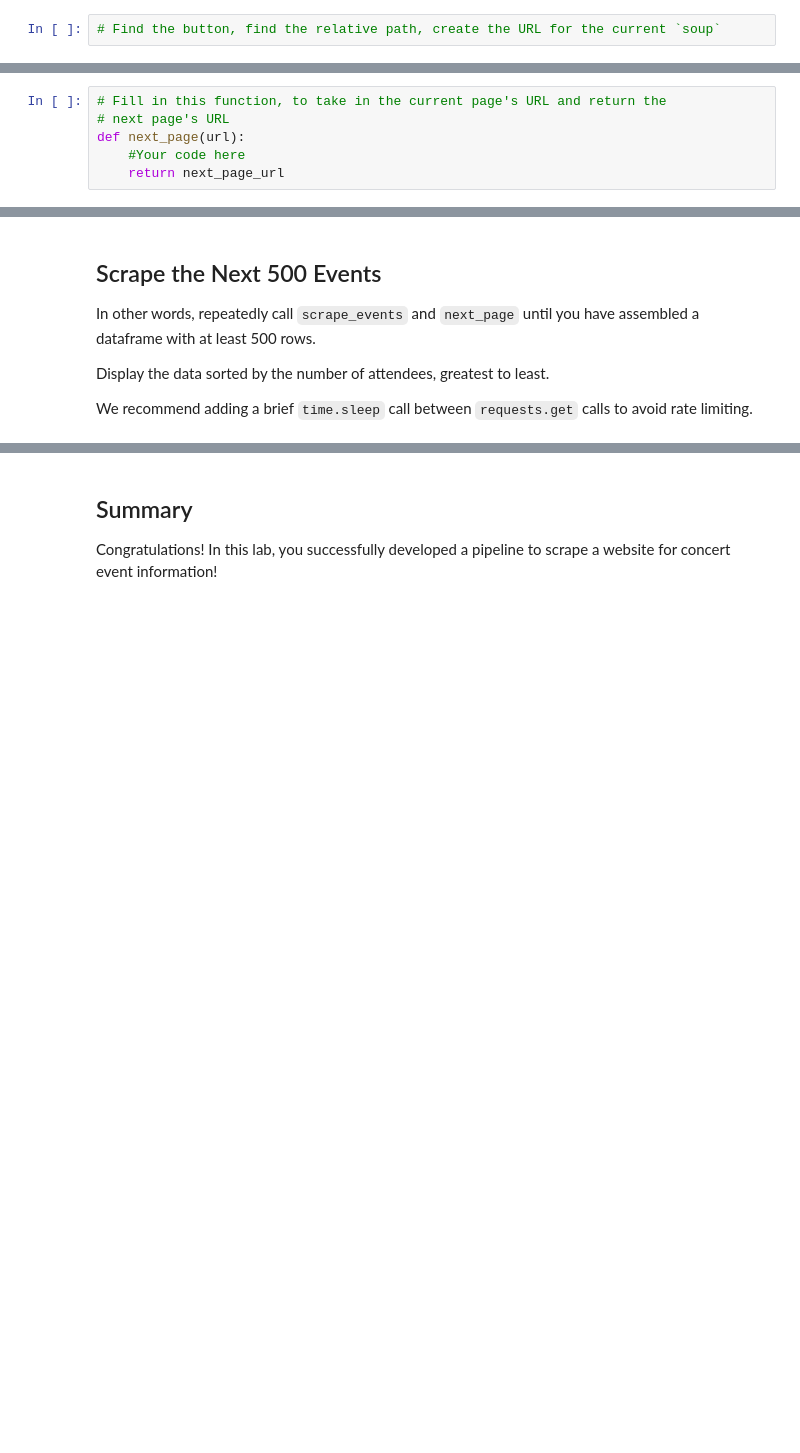
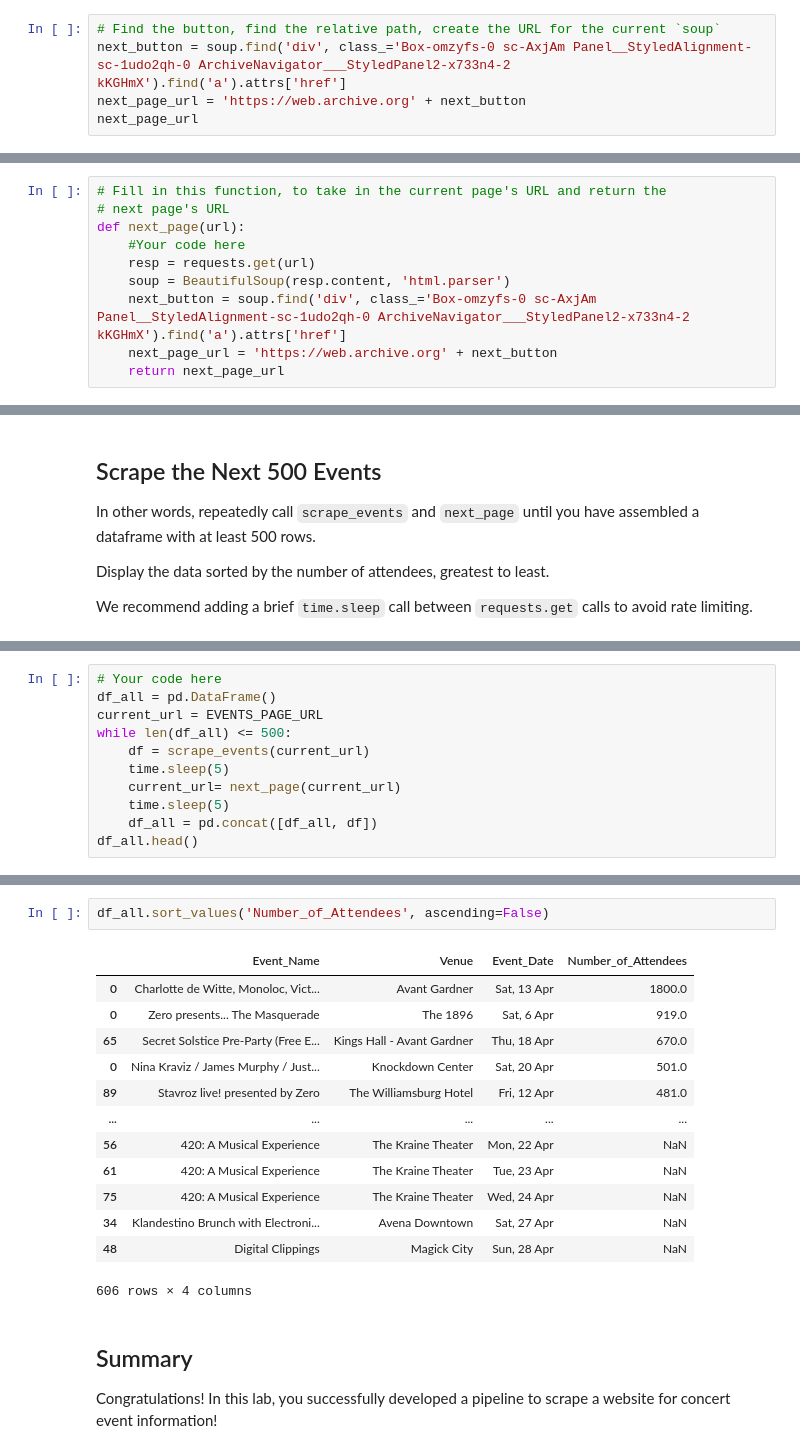
Before and after one commit to learn-co-curriculum/dsc-scraping-concerts-lab, a Jupyter notebook: index.ipynb, the cells around one changed output, grey strips where cells are left out. Saved outputs shown, nothing was run; the diff lists cells and outputs as text; blank space fills up the shorter version.

```diff
--- a/index.ipynb
+++ b/index.ipynb
@@ -70,3 +221,6 @@ This is a relative path, so make sure you add `https://web.archive.org` to the f
 ![next page](images/ra_next.png)
 # %%
 # Find the button, find the relative path, create the URL for the current `soup`
+next_button = soup.find('div', class_='Box-omzyfs-0 sc-AxjAm Panel__StyledAlignment-sc-1udo2qh-0 ArchiveNavigator___StyledPanel2-x733n4-2 kKGHmX').find('a').attrs['href']
+next_page_url = 'https://web.archive.org' + next_button
+next_page_url
@@ -75,6 +231,10 @@ This is a relative path, so make sure you add `https://web.archive.org` to the f
 # next page's URL
 def next_page(url):
     #Your code here
+    resp = requests.get(url)
+    soup = BeautifulSoup(resp.content, 'html.parser')
+    next_button = soup.find('div', class_='Box-omzyfs-0 sc-AxjAm Panel__StyledAlignment-sc-1udo2qh-0 ArchiveNavigator___StyledPanel2-x733n4-2 kKGHmX').find('a').attrs['href']
+    next_page_url = 'https://web.archive.org' + next_button
     return next_page_url
 # %%
 # Test out your function
@@ -91,0 +252,11 @@ We recommend adding a brief `time.sleep` call between `requests.get` calls to av
+# %%
+# Your code here
+df_all = pd.DataFrame()
+current_url = EVENTS_PAGE_URL
+while len(df_all) <= 500:
+    df = scrape_events(current_url)
+    time.sleep(5)
+    current_url= next_page(current_url)
+    time.sleep(5)
+    df_all = pd.concat([df_all, df])
+df_all.head()
@@ -92,3 +270,19 @@ We recommend adding a brief `time.sleep` call between `requests.get` calls to av
+# %%
+df_all.sort_values('Number_of_Attendees', ascending=False)
+# %% [output]
+|  | Event_Name | Venue | Event_Date | Number_of_Attendees |
+| 0 | Charlotte de Witte, Monoloc, Vict... | Avant Gardner | Sat, 13 Apr | 1800.0 |
+| 0 | Zero presents... The Masquerade | The 1896 | Sat, 6 Apr | 919.0 |
+| 65 | Secret Solstice Pre-Party (Free E... | Kings Hall - Avant Gardner | Thu, 18 Apr | 670.0 |
+| 0 | Nina Kraviz / James Murphy / Just... | Knockdown Center | Sat, 20 Apr | 501.0 |
+| 89 | Stavroz live! presented by Zero | The Williamsburg Hotel | Fri, 12 Apr | 481.0 |
+| ... | ... | ... | ... | ... |
+| 56 | 420: A Musical Experience | The Kraine Theater | Mon, 22 Apr | NaN |
+| 61 | 420: A Musical Experience | The Kraine Theater | Tue, 23 Apr | NaN |
+| 75 | 420: A Musical Experience | The Kraine Theater | Wed, 24 Apr | NaN |
+| 34 | Klandestino Brunch with Electroni... | Avena Downtown | Sat, 27 Apr | NaN |
+| 48 | Digital Clippings | Magick City | Sun, 28 Apr | NaN |
+606 rows × 4 columns
 # %% [markdown]
 ## Summary
 
```
Also changed, not shown: parts of 21 cells of this notebook.
